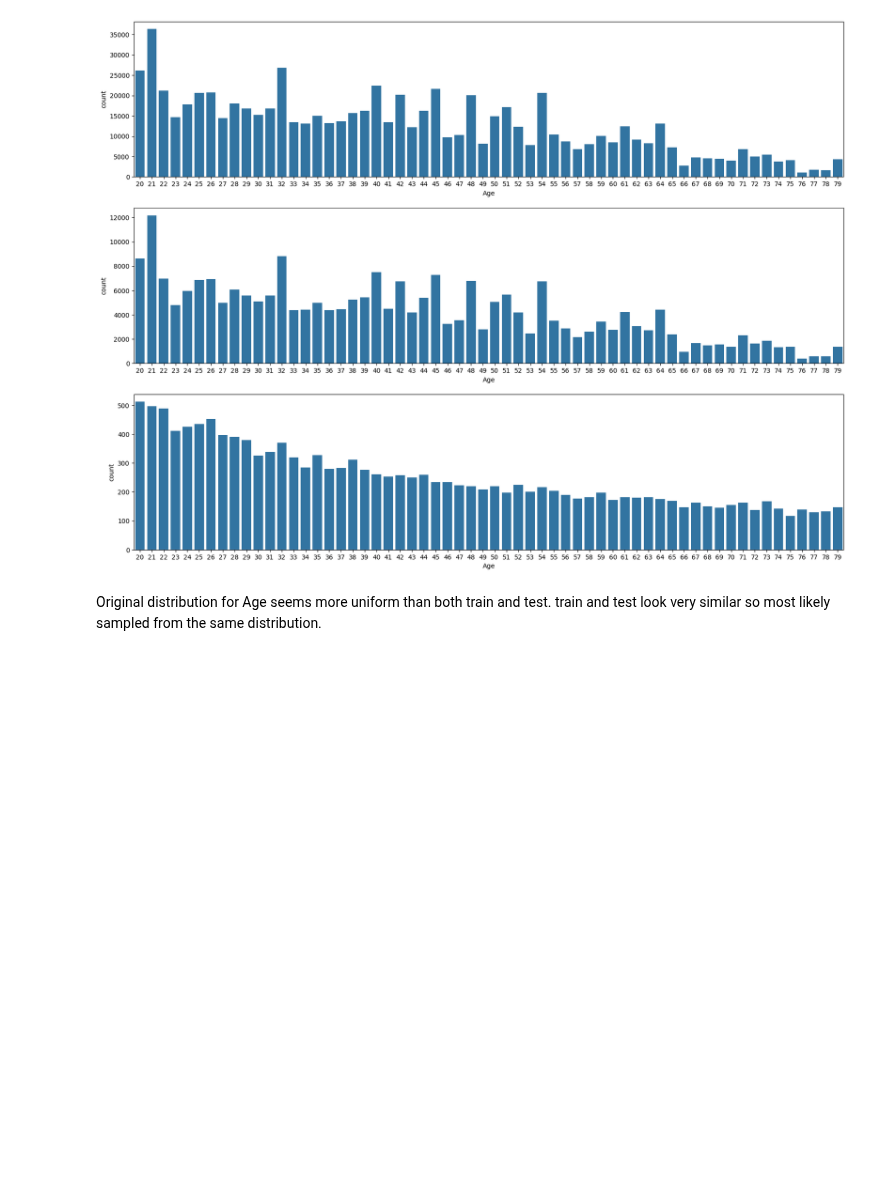
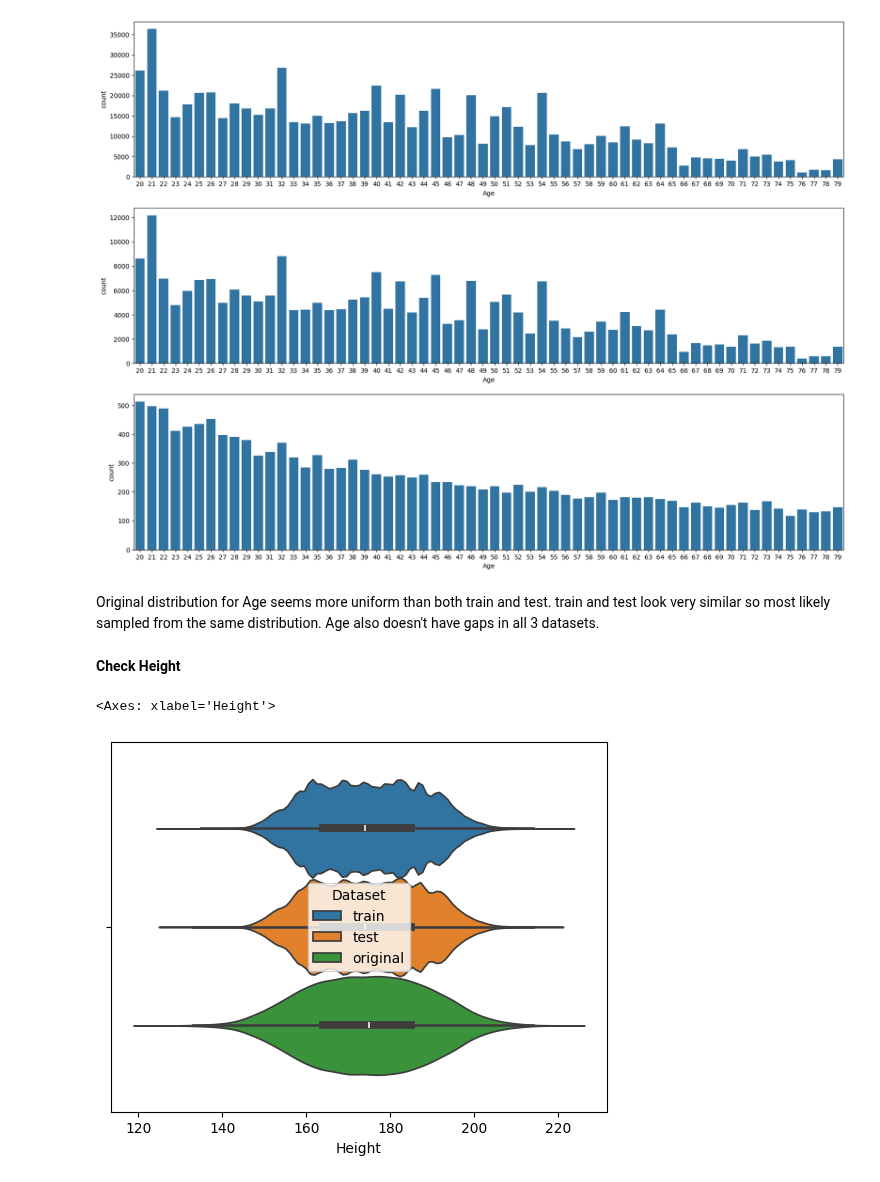
Before and after one commit to LoneCoder21/Kaggle-Notebooks, a Jupyter notebook: Regression/Calorie Expenditure/eda.ipynb, the cells around one changed output. Cells and saved outputs as stored; diff of their text form; code cells hidden in the pictures; blank space fills up the shorter version.

Commit message:
check age, weight and height

```diff
--- a/Regression/Calorie Expenditure/eda.ipynb
+++ b/Regression/Calorie Expenditure/eda.ipynb
@@ -155,4 +155,11 @@ sns.countplot(original, x="Age",ax=axes[2])
 <Axes: xlabel='Age', ylabel='count'>
 [figure]
 # %% [markdown]
-Original distribution for Age seems more uniform than both train and test. train and test look very similar so most likely sampled from the same distribution.
+Original distribution for Age seems more uniform than both train and test. train and test look very similar so most likely sampled from the same distribution. Age also doesn't have gaps in all 3 datasets.
+# %% [markdown]
+**Check Height**
+# %%
+sns.violinplot(df, x="Height", hue="Dataset")
+# %% [output]
+<Axes: xlabel='Height'>
+[figure, added]
```
Also changed, not shown: parts of 6 cells of this notebook.
